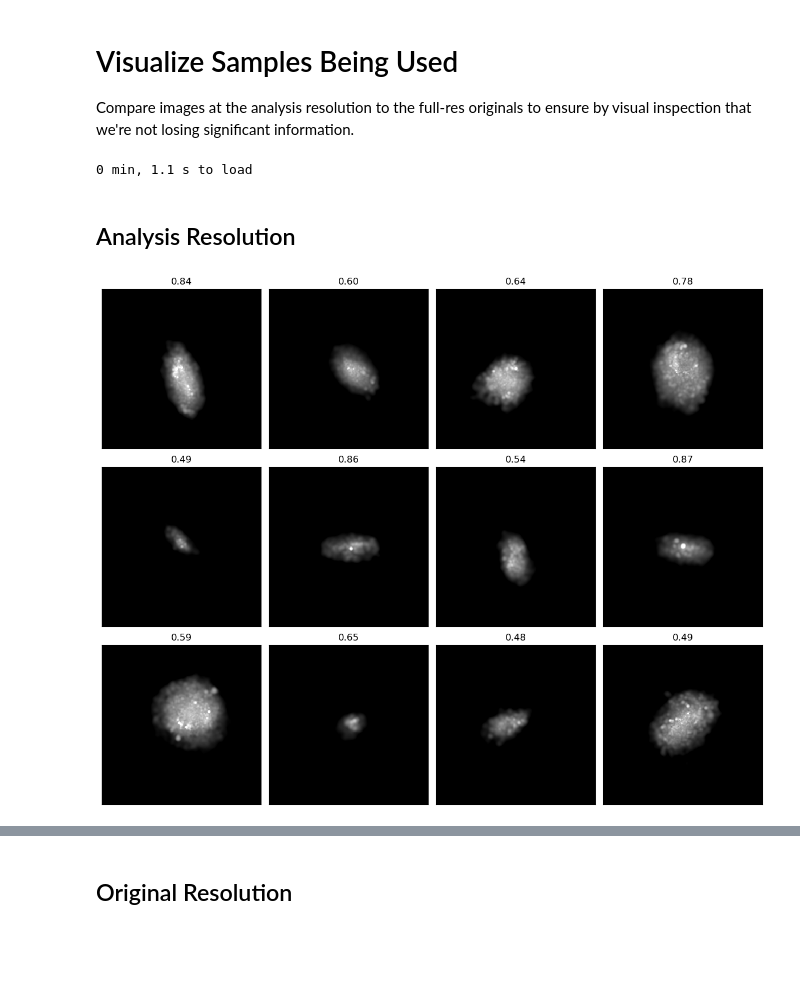
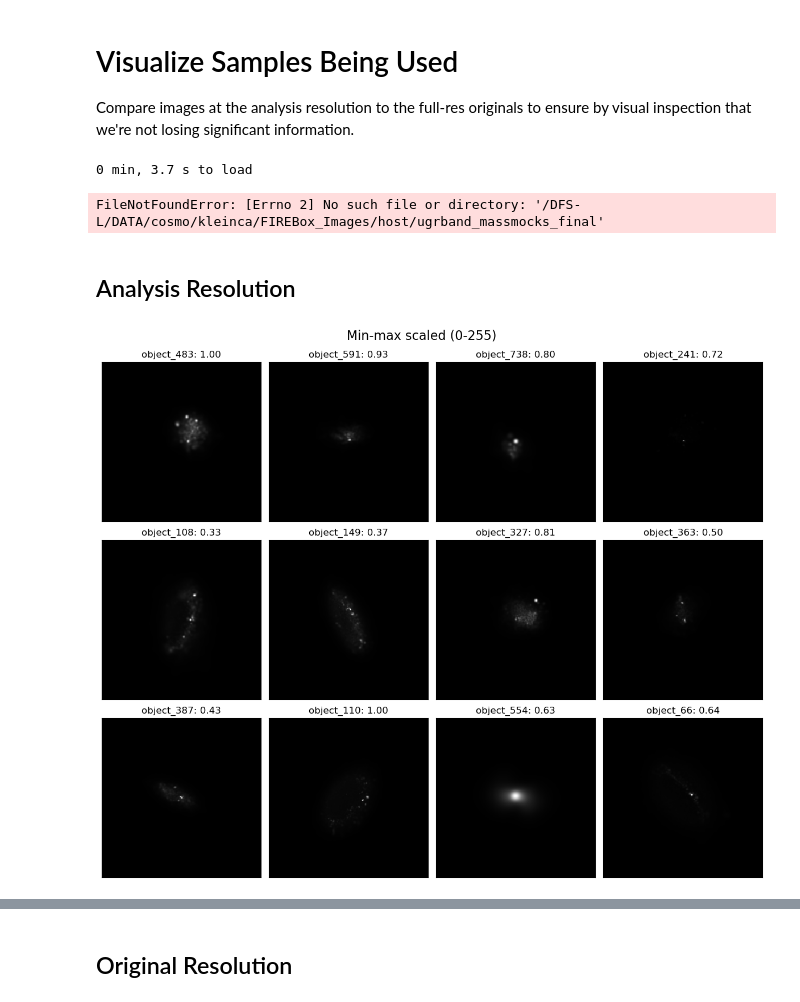
Before and after one commit to patricks1/gallearn, a Jupyter notebook: GalLearn/viz_samples.ipynb, the cells around one changed output, grey strips where cells are left out. Drawn from its saved outputs; the diff is of its cells as text; code cells hidden in the pictures; blank space fills up the shorter version.

```diff
--- a/GalLearn/viz_samples.ipynb
+++ b/GalLearn/viz_samples.ipynb
@@ -17,12 +17,13 @@ from importlib import reload
 dataset = 'gallearn_data_256x256_2d_tgt.h5'
 # %%
 d = preprocessing.load_data(dataset)
-X = d['X']
+X_orig = d['X']
+X = preprocessing.new_min_max_scale(X_orig)
 ys = d['ys_sorted']
 fnames = d['file_names']
 obs_names = d['obs_sorted']
 # %% [output]
-0 min, 1.1 s to load
+0 min, 3.7 s to load
 # %%
 direc = (
     "/DFS-L/DATA/cosmo/kleinca/FIREBox_Images/host/"
@@ -41,35 +42,39 @@ fnames = np.array([allfiles[mask] for mask in masks])
 if fnames.shape != (X.shape[0], 1):
     raise Exception('Duplicate files were matched to a single object name.')
 fnames = fnames.flatten()
+# %% [output]
+FileNotFoundError: [Errno 2] No such file or directory: '/DFS-L/DATA/cosmo/kleinca/FIREBox_Images/host/ugrband_massmocks_final'
 # %% [markdown]
 ## Analysis Resolution
 # %%
 Nsubplots = 3 * 4
 indices = np.random.randint(0, X.shape[0], Nsubplots)
 example_data = X[indices]
 example_targets = ys[indices]
 
 fig = plt.figure(figsize=(15, 20 * 3 / 5))
 fig.subplots_adjust(hspace=0.05, wspace=0.05)
 
 for i in range(Nsubplots):
     ax = fig.add_subplot(3, 4, i+1)
     ax.imshow(
         example_data[i][0],
         cmap='gray',
         interpolation='none',
-        norm=mpl.colors.LogNorm(vmin=5.e5, vmax=1.e8)
+        #norm=mpl.colors.LogNorm(vmin=5.e5, vmax=1.e8)
     )
     if '2d_tgt' in dataset:
-        tgt_str = "{0:0.2f}"
+        tgt_str = "{0}: {1:0.2f}"
     else:
-        tgt_str = "{0:0.2f}, {1:0.2f}"
+        tgt_str = "{1:0.2f}, {2:0.2f}"
     ax.set_title(tgt_str.format(
+        obs_names[indices][i],
         *example_targets[i]
     ))
     ax.set_xticks([])
     ax.set_yticks([])
     ax.set_facecolor('k')
+plt.suptitle('Min-max scaled (0-255)', y=0.92, fontsize=16)
 plt.show()
 # %% [output]
-[figure, old version]
+[figure, new version]
```
Also changed, not shown: parts of 1 cell of this notebook, 1 other file.
